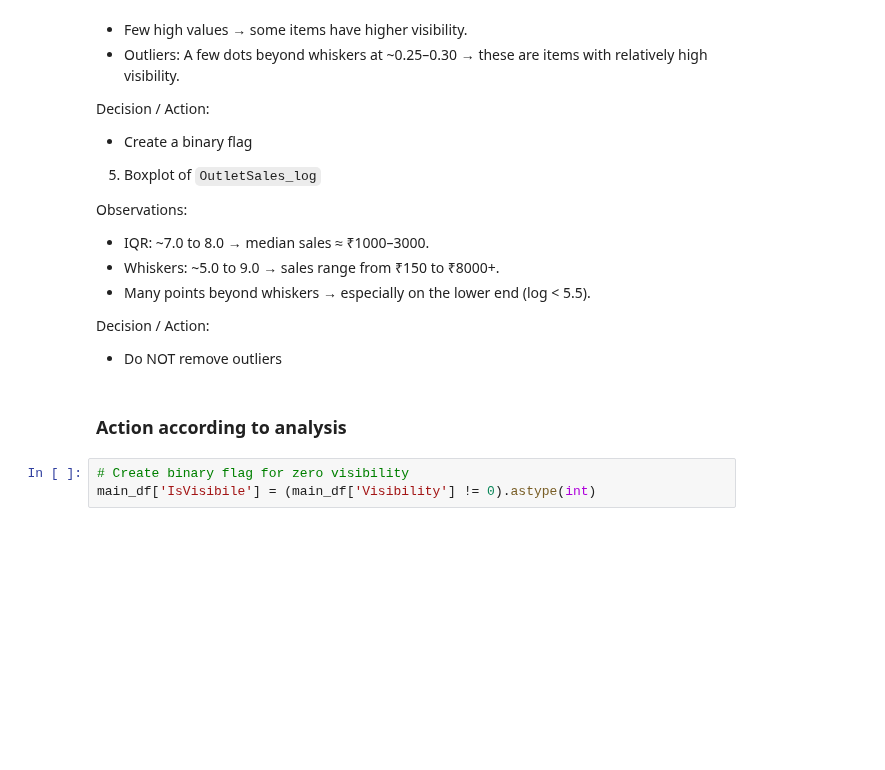
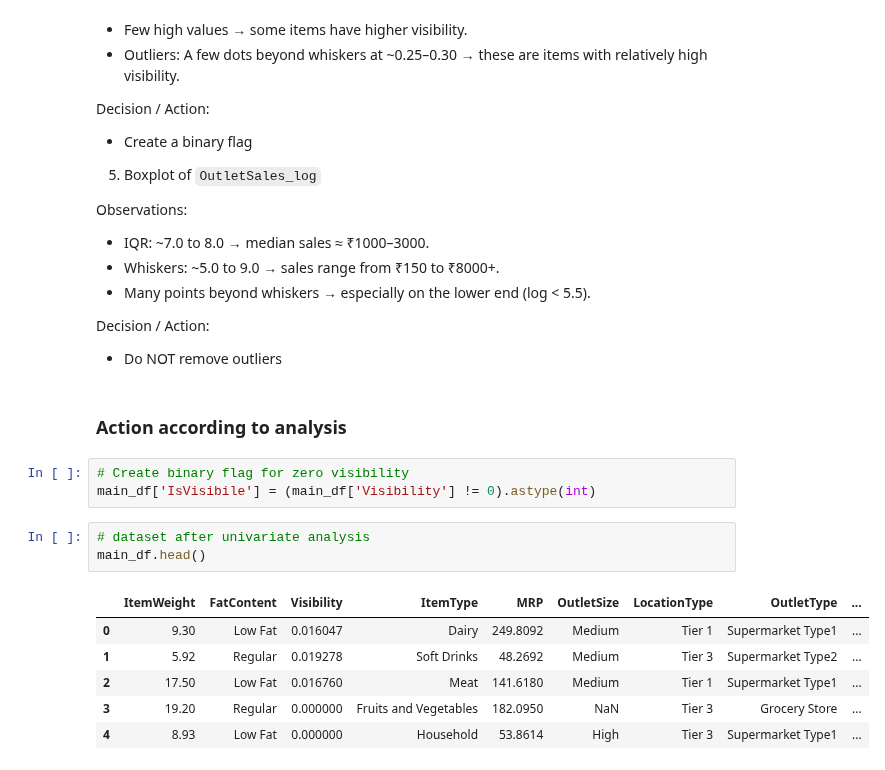
Before and after one commit to tshihab07/Super-Market-Sales-Forecasting, a Jupyter notebook: notebookes/dataPreprocessing.ipynb, the cells around one changed output. Saved outputs shown, nothing was run; the diff lists cells and outputs as text; blank space fills up the shorter version.

```diff
--- a/notebookes/dataPreprocessing.ipynb
+++ b/notebookes/dataPreprocessing.ipynb
@@ -591,3 +591,13 @@ Decision / Action:
 # %%
 # Create binary flag for zero visibility
 main_df['IsVisibile'] = (main_df['Visibility'] != 0).astype(int)
+# %%
+# dataset after univariate analysis
+main_df.head()
+# %% [output]
+|  | ItemWeight | FatContent | Visibility | ItemType | MRP | OutletSize | LocationType | OutletType | ... |
+| 0 | 9.30 | Low Fat | 0.016047 | Dairy | 249.8092 | Medium | Tier 1 | Supermarket Type1 | ... |
+| 1 | 5.92 | Regular | 0.019278 | Soft Drinks | 48.2692 | Medium | Tier 3 | Supermarket Type2 | ... |
+| 2 | 17.50 | Low Fat | 0.016760 | Meat | 141.6180 | Medium | Tier 1 | Supermarket Type1 | ... |
+| 3 | 19.20 | Regular | 0.000000 | Fruits and Vegetables | 182.0950 | NaN | Tier 3 | Grocery Store | ... |
+| 4 | 8.93 | Low Fat | 0.000000 | Household | 53.8614 | High | Tier 3 | Supermarket Type1 | ... |
```
Also changed, not shown: parts of 14 cells of this notebook.
